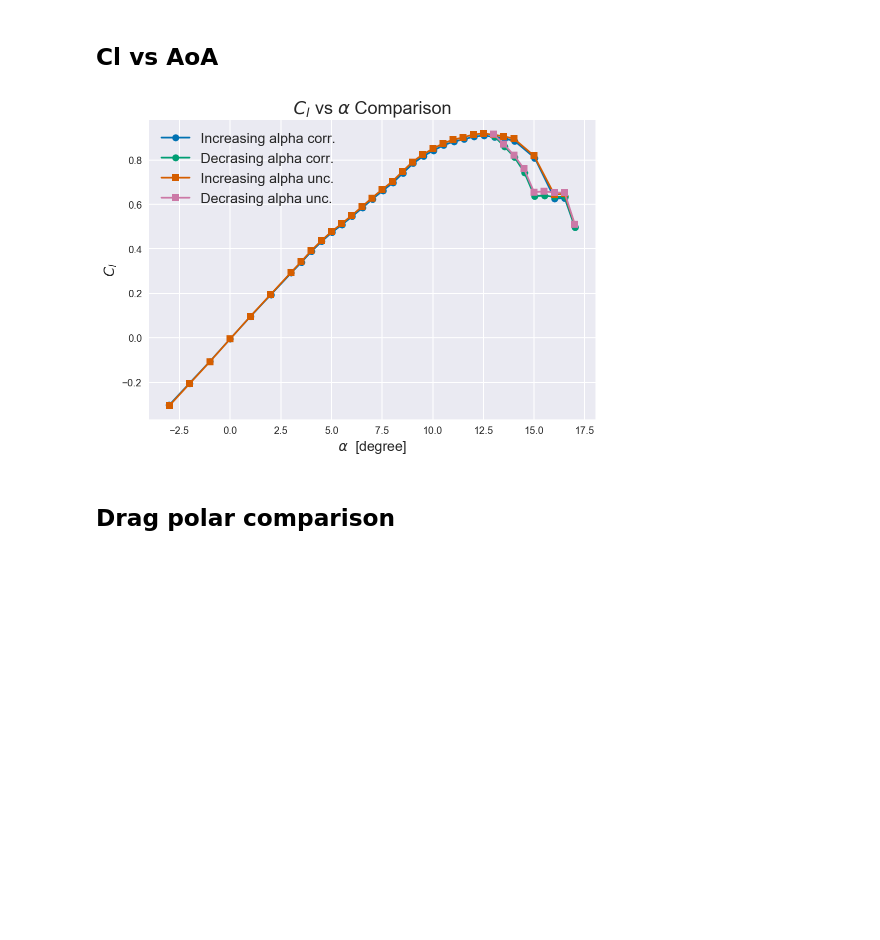
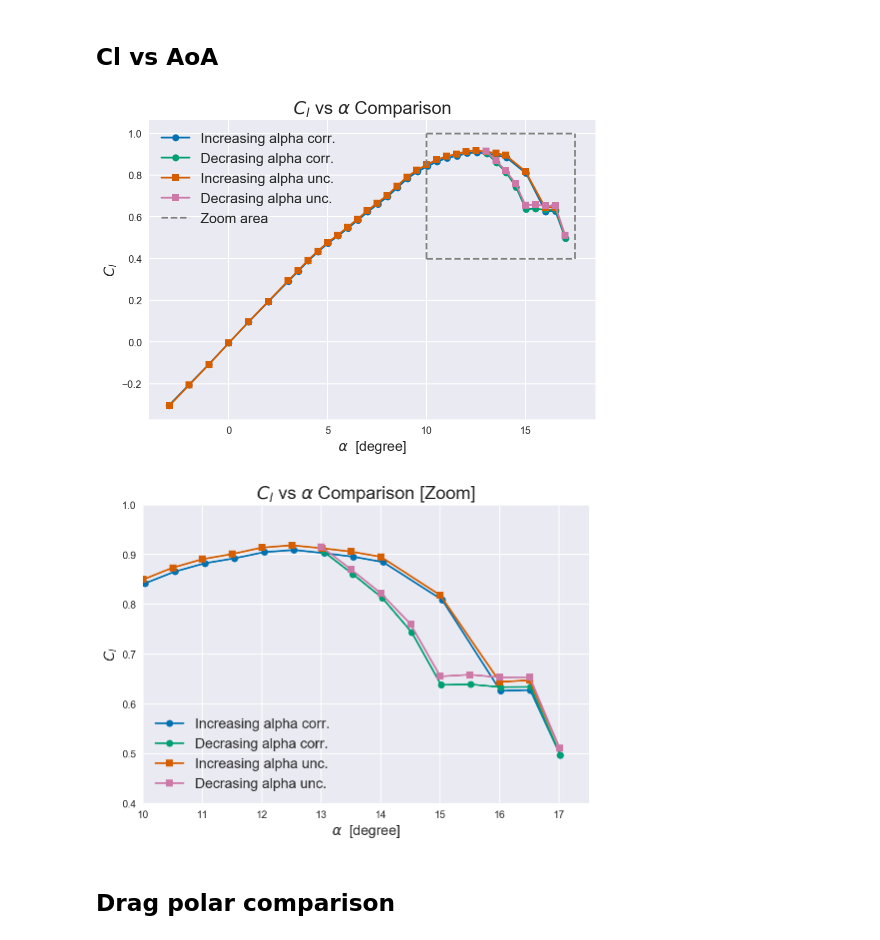
Before and after one commit to iamlucassantos/WindTunnelTest, a Jupyter notebook: IR/PressureReader2D.ipynb, the cells around one changed output. Saved outputs shown, nothing was run; the diff lists cells and outputs as text; code cells hidden in the pictures; blank space fills up the shorter version.

```diff
--- a/IR/PressureReader2D.ipynb
+++ b/IR/PressureReader2D.ipynb
@@ -115,25 +207,46 @@ Graphs comparing the corrected and uncorrected data
 # %%
 plt.title('$C_l$ vs $α$ Comparison')
 
 
 plt.plot(data['Alpha'][1:34].to_numpy(dtype='float'),data['Cl'][1:34].to_numpy(dtype='float'),  marker="o", label='Increasing alpha corr.')
 plt.plot(data['Alpha'][33:].to_numpy(dtype='float'),data['Cl'][33:].to_numpy(dtype='float'),  marker="o", label='Decrasing alpha corr.')
 
 plt.plot(dataUnc['Alpha'][1:34].to_numpy(dtype='float'),dataUnc['Cl'][1:34].to_numpy(dtype='float'),  marker="s", label='Increasing alpha unc.')
 plt.plot(dataUnc['Alpha'][33:].to_numpy(dtype='float'),dataUnc['Cl'][33:].to_numpy(dtype='float'),  marker="s", label='Decrasing alpha unc.')
 
-
+squareColor = "grey"
+plt.plot([10]*len(np.arange(0.4,1.1,0.1)),np.arange(0.4,1.1,0.1),"--",color= squareColor)
+plt.plot([17.5]*len(np.arange(0.4,1.1,0.1)),np.arange(0.4,1.1,0.1),"--",color= squareColor)
+plt.plot(np.arange(10,17.5,0.1),[0.4]*len(np.arange(10,17.5,0.1)),"--",color= squareColor)
+plt.plot(np.arange(10,17.5,0.1),[1]*len(np.arange(10,17.5,0.1)),"--",color= squareColor, label="Zoom area")
 plt.legend()
 plt.savefig("test.png", dpi=200)
 plt.xlabel("$α$  [degree]")
 plt.ylabel("$C_l$")
 plt.grid(True)
 
+plt.show()
+
+plt.title('$C_l$ vs $α$ Comparison [Zoom]')
+
+plt.xlim(10,17.5)
+plt.ylim(0.4,1)
+plt.plot(data['Alpha'][1:34].to_numpy(dtype='float'),data['Cl'][1:34].to_numpy(dtype='float'),  marker="o", label='Increasing alpha corr.')
+plt.plot(data['Alpha'][33:].to_numpy(dtype='float'),data['Cl'][33:].to_numpy(dtype='float'),  marker="o", label='Decrasing alpha corr.')
+
+plt.plot(dataUnc['Alpha'][1:34].to_numpy(dtype='float'),dataUnc['Cl'][1:34].to_numpy(dtype='float'),  marker="s", label='Increasing alpha unc.')
+plt.plot(dataUnc['Alpha'][33:].to_numpy(dtype='float'),dataUnc['Cl'][33:].to_numpy(dtype='float'),  marker="s", label='Decrasing alpha unc.')
 
 
+plt.legend()
+plt.xlabel("$α$  [degree]")
+plt.ylabel("$C_l$")
+plt.grid(True)
+
 plt.show()
 # %% [output]
-[figure, old version]
+[figure, new version]
+[figure, added]
 # %% [markdown]
 ## Drag polar comparison
 # %%
```
Also changed, not shown: parts of 9 cells of this notebook.
